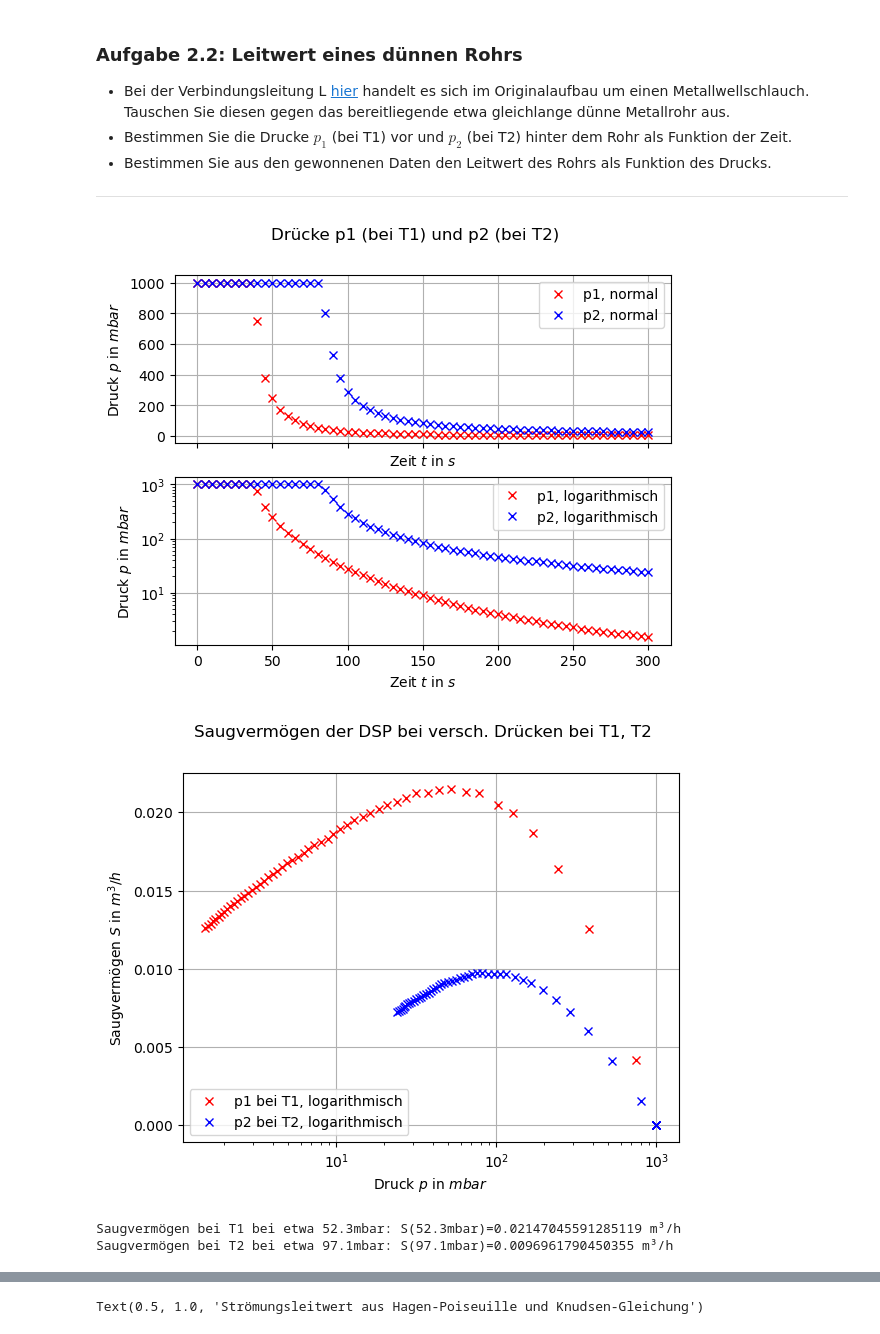
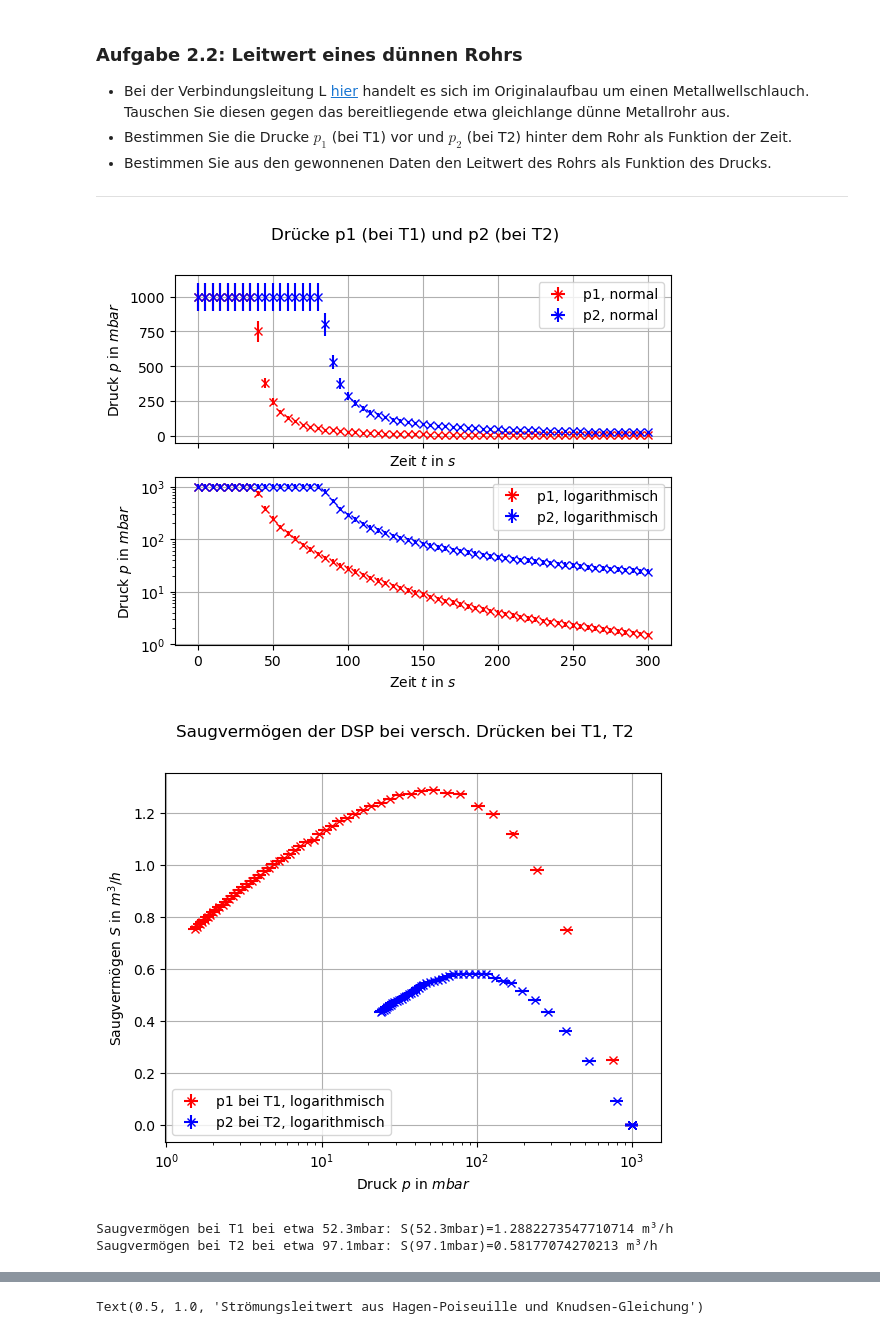
Before and after one commit to MRNock04/P2, a Jupyter notebook: Vakuum/Vakuum.ipynb, the cells around one changed output, grey strips where cells are left out. Saved outputs shown, nothing was run; the diff lists cells and outputs as text; code cells hidden in the pictures.

```diff
--- a/Vakuum/Vakuum.ipynb
+++ b/Vakuum/Vakuum.ipynb
@@ -160,7 +160,7 @@ Evakuieren Sie die Apparatur mit Hilfe der DSP und stellen Sie die folgenden fun
 ---
 # %%
 t_5min  = np.linspace(0, 60, 61) * 5 # seconds
-t_5min_std = .1 # seconds
+t_5min_std = .25 # seconds
 druck_std = .1 # 10%
 
 vol_schlauch = 530 * np.pi * (23 * 10**(-3) / 2)**2 * 10**(-3) # m^3
@@ -326,12 +310,12 @@ druck_p2_2_2 = np.array([1000, 1000, 1000, 1000, 1000, 1000, 1000, 1000, 1000, 1
                          24.1])
 # %%
 fig2, ax2 = plt.subplots(2, sharex=True)
-ax2[0].plot(t_5min, druck_p1_2_2, "rx", label="p1, normal")
-ax2[0].plot(t_5min, druck_p2_2_2, "bx", label="p2, normal")
+ax2[0].errorbar(t_5min, druck_p1_2_2, xerr=t_5min_std, yerr=druck_p1_2_2*druck_std, fmt="rx", label="p1, normal")
+ax2[0].errorbar(t_5min, druck_p2_2_2, xerr=t_5min_std, yerr=druck_p2_2_2*druck_std, fmt="bx", label="p2, normal")
 ax2[0].legend(), ax2[0].grid()
 
-ax2[1].plot(t_5min, druck_p1_2_2, "rx", label="p1, logarithmisch")
-ax2[1].plot(t_5min, druck_p2_2_2, "bx", label="p2, logarithmisch")
+ax2[1].errorbar(t_5min, druck_p1_2_2, xerr=t_5min_std, yerr=druck_p1_2_2*druck_std, fmt="rx", label="p1, logarithmisch")
+ax2[1].errorbar(t_5min, druck_p2_2_2, xerr=t_5min_std, yerr=druck_p2_2_2*druck_std, fmt="bx", label="p2, logarithmisch")
 ax2[1].set_yscale("log")
 ax2[1].legend(), ax2[1].grid()
 
@@ -340,30 +324,33 @@ fig2.suptitle("Drücke p1 (bei T1) und p2 (bei T2)")
 for ax in ax2:
     ax.set(xlabel="Zeit $t$ in $s$", ylabel="Druck $p$ in $mbar$")
 # %% [output]
-[figure, old version]
+[figure, new version]
 # %%
-saugvermögen2_p1 = - ( ges_vol_rohr / t_5min[1:] ) * np.log(druck_p1_2_2[1:] / druck_p1_2_2[1]) * 60
-saugvermögen2_p2 = - ( ges_vol_rohr / t_5min[1:] ) * np.log(druck_p2_2_2[1:] / druck_p2_2_2[1]) * 60
+saugvermögen2_p1 = - ( ges_vol_rohr / t_5min[1:] ) * np.log(druck_p1_2_2[1:] / druck_p1_2_2[1]) * 3600
+saugvermögen2_p2 = - ( ges_vol_rohr / t_5min[1:] ) * np.log(druck_p2_2_2[1:] / druck_p2_2_2[1]) * 3600
+
+saugvermögen2_p1_std = 3600*(ges_vol_rohr/t_5min[1:]) * np.sqrt( (np.log(druck_p1_2_2[1:]/druck_p1_2_2[1]) * t_5min_std / t_5min[1:])**2 + (druck_std/druck_p1_2_2[1:])**2)
+saugvermögen2_p2_std = 3600*(ges_vol_rohr/t_5min[1:]) * np.sqrt( (np.log(druck_p2_2_2[1:]/druck_p2_2_2[1]) * t_5min_std / t_5min[1:])**2 + (druck_std/druck_p2_2_2[1:])**2)
 
 fig3, ax3 = plt.subplots()
-ax3.plot(druck_p1_2_2[1:], saugvermögen2_p1, "rx", label="p1 bei T1, logarithmisch")
-ax3.plot(druck_p2_2_2[1:], saugvermögen2_p2, "bx", label="p2 bei T2, logarithmisch")
+ax3.errorbar(druck_p1_2_2[1:], saugvermögen2_p1, xerr=druck_p1_2_2[1:]*druck_std, yerr=saugvermögen2_p1_std, fmt="rx", label="p1 bei T1, logarithmisch")
+ax3.errorbar(druck_p2_2_2[1:], saugvermögen2_p2, xerr=druck_p2_2_2[1:]*druck_std, yerr=saugvermögen2_p2_std, fmt="bx", label="p2 bei T2, logarithmisch")
 ax3.set_xscale("log")
 ax3.legend(), ax3.grid()
 fig3.suptitle("Saugvermögen der DSP bei versch. Drücken bei T1, T2")
 ax3.set(xlabel="Druck $p$ in $mbar$", ylabel="Saugvermögen $S$ in $m^3/h$")
 plt.show()
 
 
-saugvermögen2_p1_50mbar = -60*(ges_vol_rohr/t_5min[16])*np.log(druck_p1_2_2[16]/druck_p1_2_2[1])
+saugvermögen2_p1_50mbar = -3600*(ges_vol_rohr/t_5min[16])*np.log(druck_p1_2_2[16]/druck_p1_2_2[1])
 print(f"Saugvermögen bei T1 bei etwa 52.3mbar: S(52.3mbar)={saugvermögen2_p1_50mbar} m³/h")
 
-saugvermögen2_p2_100mbar = -60*(ges_vol_rohr/t_5min[28])*np.log(druck_p2_2_2[28]/druck_p2_2_2[1])
+saugvermögen2_p2_100mbar = -3600*(ges_vol_rohr/t_5min[28])*np.log(druck_p2_2_2[28]/druck_p2_2_2[1])
 print(f"Saugvermögen bei T2 bei etwa 97.1mbar: S(97.1mbar)={saugvermögen2_p2_100mbar} m³/h")
 # %% [output]
-[figure, old version]
+[figure, new version]
-Saugvermögen bei T1 bei etwa 52.3mbar: S(52.3mbar)=0.02147045591285119 m³/h
-Saugvermögen bei T2 bei etwa 97.1mbar: S(97.1mbar)=0.0096961790450355 m³/h
+Saugvermögen bei T1 bei etwa 52.3mbar: S(52.3mbar)=1.2882273547710714 m³/h
+Saugvermögen bei T2 bei etwa 97.1mbar: S(97.1mbar)=0.58177074270213 m³/h
 # %% [markdown]
 Obiger Plot zeigt wieder den Druck logarithmisch gegen das Saugvermögen aufgetragen an, wie in 2.1, nur diesmal mit den beiden Drücken $p_1$ und $p_2$ bei $T_1$ und $T_2$. Es wird wieder der konstante zweite Bereich gesucht, der für
 - $p_1$ zwischen $20.9\,mbar$ und $78\,mbar$
```
Also changed, not shown: parts of 20 cells of this notebook.
